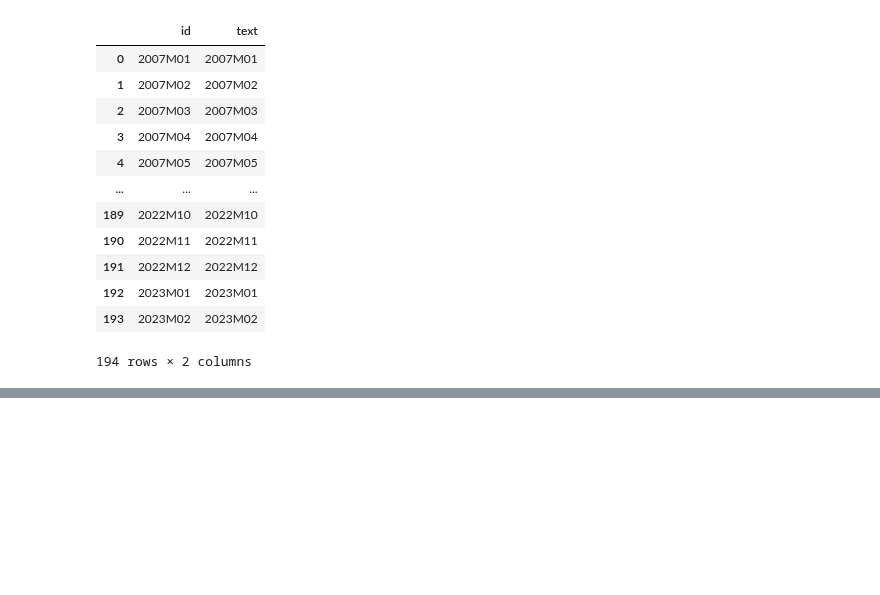
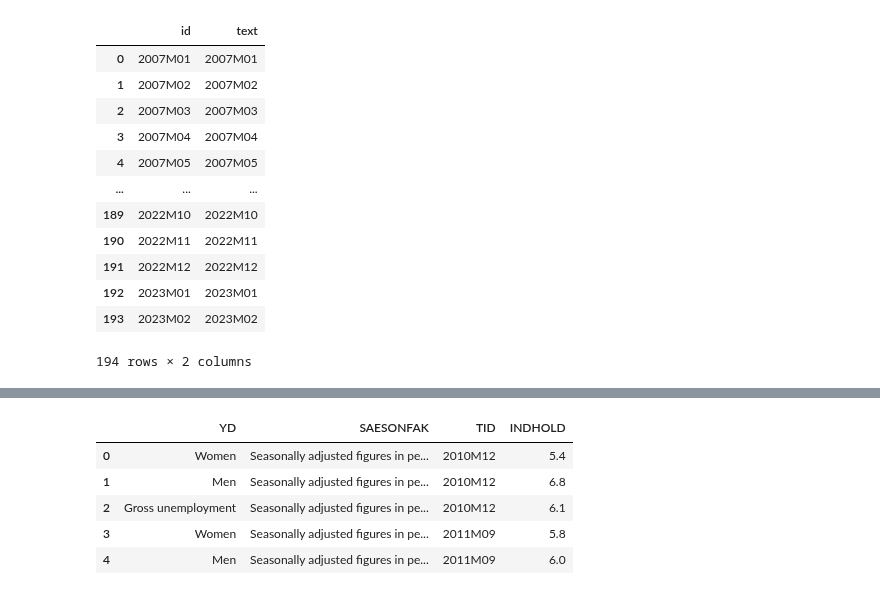
Before and after one commit to NumEconCopenhagen/projects-2023-noobs, a Jupyter notebook: dataproject/Beer.ipynb, the cells around one changed output, grey strips where cells are left out. Saved outputs shown, nothing was run; the diff lists cells and outputs as text; code cells hidden in the pictures; blank space fills up the shorter version.

```diff
--- a/dataproject/Beer.ipynb
+++ b/dataproject/Beer.ipynb
@@ -120,0 +171,10 @@ Tid:
+# %%
+GUR_api = GUR.get_data(params=params2)
+GUR_api.head(5)
+# %% [output]
+|  | YD | SAESONFAK | TID | INDHOLD |
+| 0 | Women | Seasonally adjusted figures in pe... | 2010M12 | 5.4 |
+| 1 | Men | Seasonally adjusted figures in pe... | 2010M12 | 6.8 |
+| 2 | Gross unemployment | Seasonally adjusted figures in pe... | 2010M12 | 6.1 |
+| 3 | Women | Seasonally adjusted figures in pe... | 2011M09 | 5.8 |
+| 4 | Men | Seasonally adjusted figures in pe... | 2011M09 | 6.0 |
```
Also changed, not shown: parts of 10 cells of this notebook.
